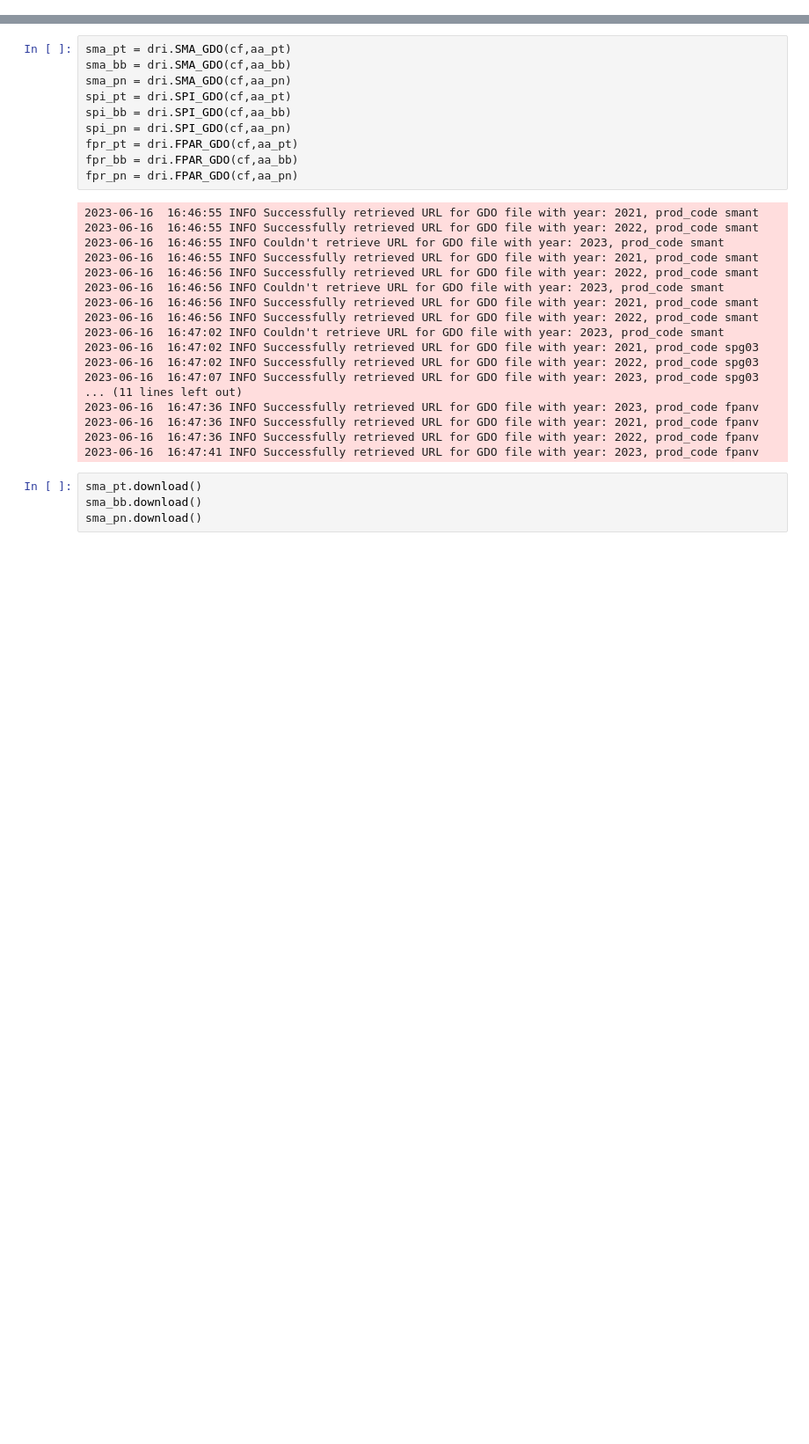
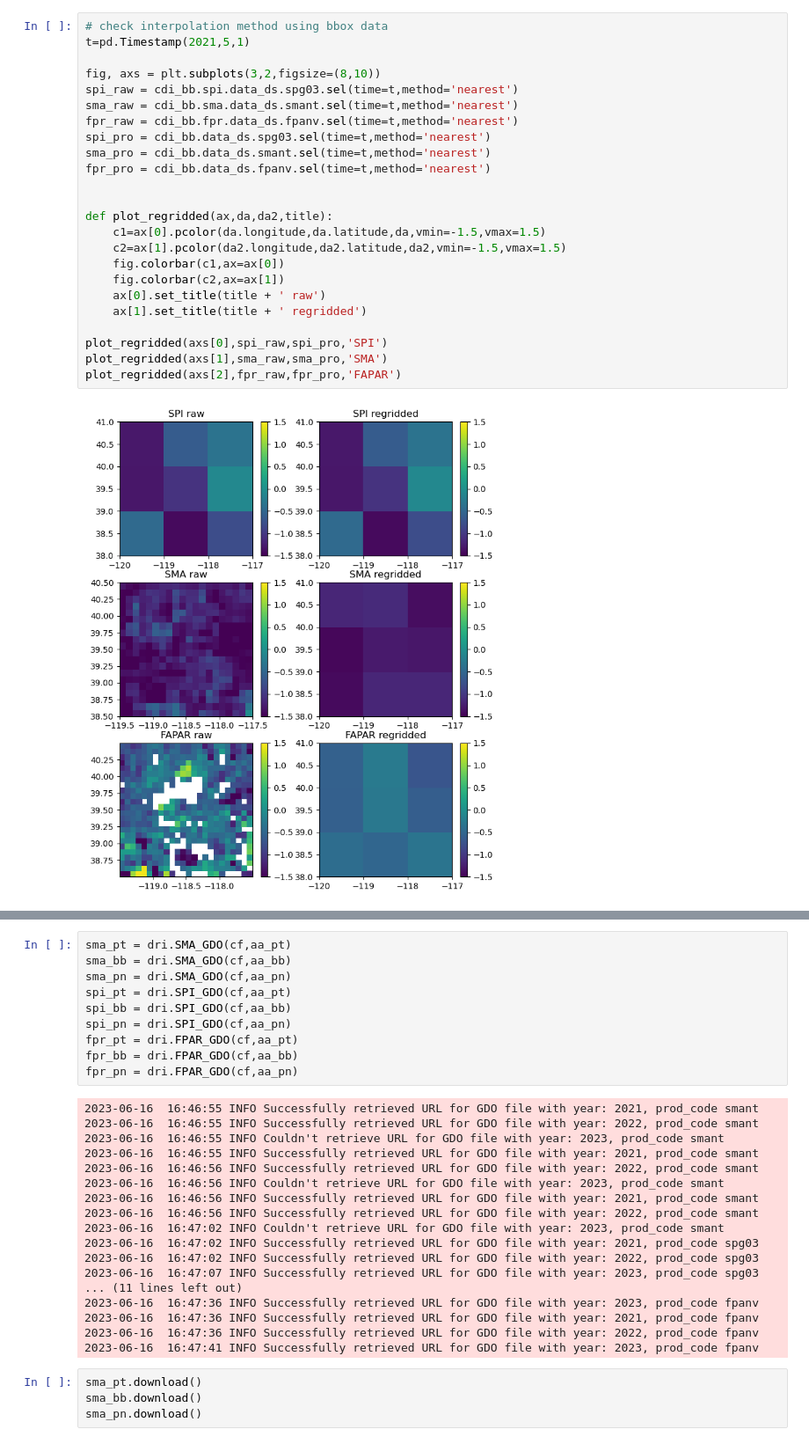
Before and after one commit to pixalytics-ltd/Climate-drought, a Jupyter notebook: test_cdi.ipynb, the cells around one changed output, grey strips where cells are left out. Shown at 88% size. Drawn from its saved outputs; the diff is of its cells as text; blank space fills up the shorter version.

```diff
--- a/test_cdi.ipynb
+++ b/test_cdi.ipynb
@@ -26,0 +172,26 @@ aa_pn = config.AnalysisArgs(latitude=[38.5,40.5,38,38.5,38.5],longitude=[-119.5,
+# %%
+# check interpolation method using bbox data
+t=pd.Timestamp(2021,5,1)
+
+fig, axs = plt.subplots(3,2,figsize=(8,10))
+spi_raw = cdi_bb.spi.data_ds.spg03.sel(time=t,method='nearest')
+sma_raw = cdi_bb.sma.data_ds.smant.sel(time=t,method='nearest')
+fpr_raw = cdi_bb.fpr.data_ds.fpanv.sel(time=t,method='nearest')
+spi_pro = cdi_bb.data_ds.spg03.sel(time=t,method='nearest')
+sma_pro = cdi_bb.data_ds.smant.sel(time=t,method='nearest')
+fpr_pro = cdi_bb.data_ds.fpanv.sel(time=t,method='nearest')
+
+
+def plot_regridded(ax,da,da2,title):
+    c1=ax[0].pcolor(da.longitude,da.latitude,da,vmin=-1.5,vmax=1.5)
+    c2=ax[1].pcolor(da2.longitude,da2.latitude,da2,vmin=-1.5,vmax=1.5)
+    fig.colorbar(c1,ax=ax[0])
+    fig.colorbar(c2,ax=ax[1])
+    ax[0].set_title(title + ' raw')
+    ax[1].set_title(title + ' regridded')
+
+plot_regridded(axs[0],spi_raw,spi_pro,'SPI')
+plot_regridded(axs[1],sma_raw,sma_pro,'SMA')
+plot_regridded(axs[2],fpr_raw,fpr_pro,'FAPAR')
+# %% [output]
+[figure, added]
```
Also changed, not shown: parts of 14 cells of this notebook, 2 other files.
